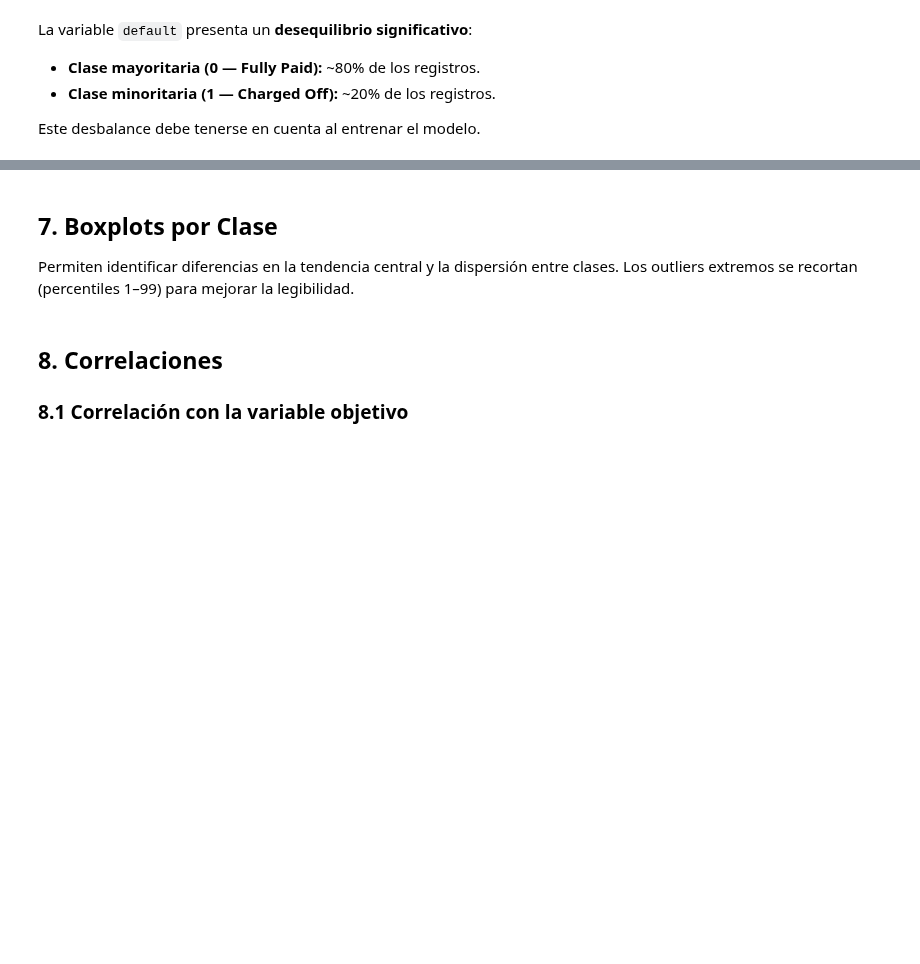
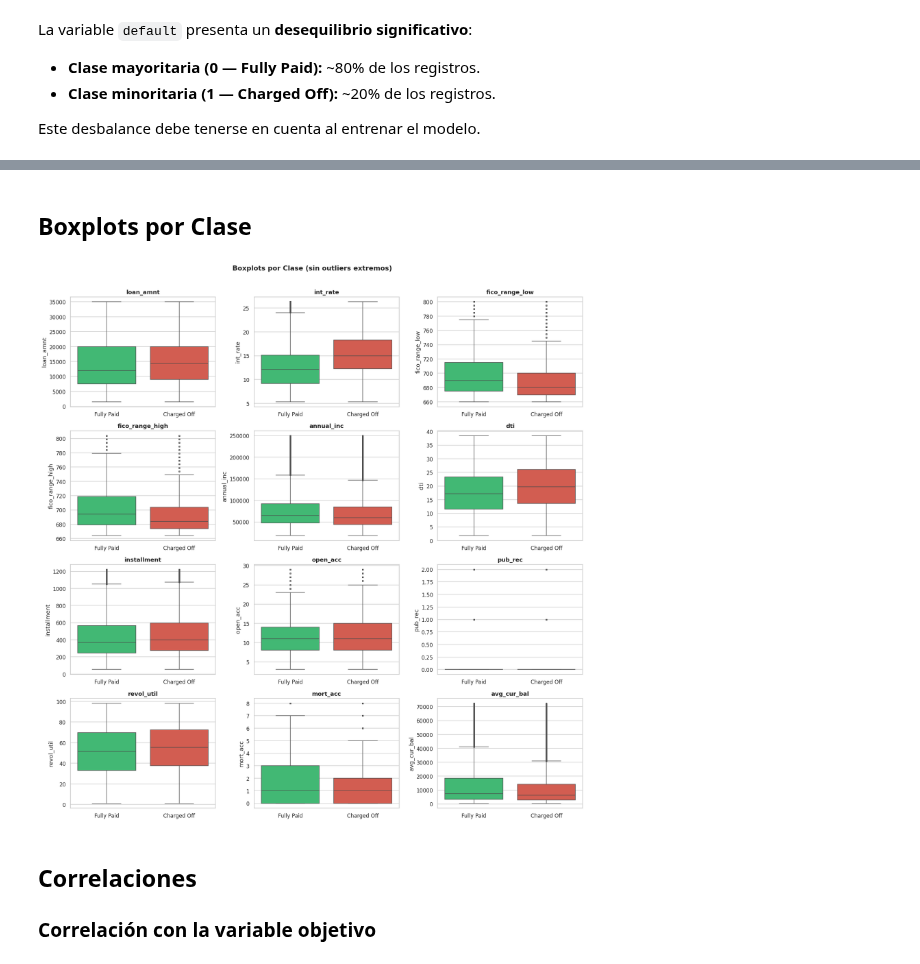
Before and after one commit to DlyZz/Mini_proyecto_1, a Jupyter notebook: docs/eda_lending_club_final (2).ipynb, the cells around one changed output, grey strips where cells are left out. Drawn from its saved outputs; the diff is of its cells as text; code cells hidden in the pictures; blank space fills up the shorter version.

```diff
--- a/docs/eda_lending_club_final (2).ipynb
+++ b/docs/eda_lending_club_final (2).ipynb
@@ -227,34 +308,34 @@ plt.show()
-# %% [markdown]
-## 7. Boxplots por Clase
-
-Permiten identificar diferencias en la tendencia central y la dispersión entre clases. Los outliers extremos se recortan (percentiles 1–99) para mejorar la legibilidad.
+# %% [markdown]
+##  Boxplots por Clase
 # %%
 fig, axes = plt.subplots(n_rows_g, n_cols_g, figsize=(16, n_rows_g * 4))
 axes = axes.flatten()
 
 for i, col in enumerate(NUM_COLS):
     data_plot = df_imp[['default', col]].dropna()
     q_lo, q_hi = data_plot[col].quantile([0.01, 0.99])
     data_plot = data_plot[(data_plot[col] >= q_lo) & (data_plot[col] <= q_hi)]
 
-    sns.boxplot(data=data_plot, x=data_plot['default'].astype(str), y=col,
-                palette={'0': '#27ae60', '1': '#e74c3c'}, ax=axes[i],
-                flierprops=dict(marker='o', markersize=2, alpha=0.3))
+    sns.boxplot(data=data_plot, x=data_plot['default'].astype(int), y=col,
+            palette = {'0': '#2ecc71', '1': '#e74c3c'}, ax=axes[i],
+            flierprops=dict(marker='o', markersize=2, alpha=0.3))
     axes[i].set_title(col, fontweight='bold')
     axes[i].set_xticklabels(['Fully Paid', 'Charged Off'])
     axes[i].set_xlabel('')
 
 for j in range(i + 1, len(axes)):
     axes[j].set_visible(False)
 
 fig.suptitle('Boxplots por Clase (sin outliers extremos)', fontsize=14, fontweight='bold', y=1.01)
 plt.tight_layout()
 plt.savefig('eda_05_boxplots.png', bbox_inches='tight')
 plt.show()
+# %% [output]
+[figure, added]
 # %% [markdown]
-## 8. Correlaciones
+##  Correlaciones
 
-### 8.1 Correlación con la variable objetivo
+###  Correlación con la variable objetivo
 # %%
 corr_target = (df_imp[NUM_COLS + ['default']]
                .corr()['default']
```
Also changed, not shown: parts of 40 cells of this notebook, 6 other files.
